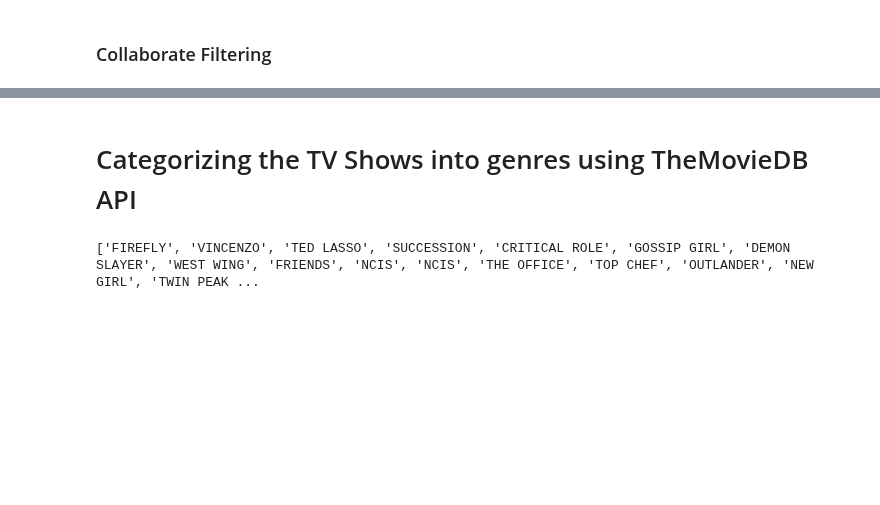
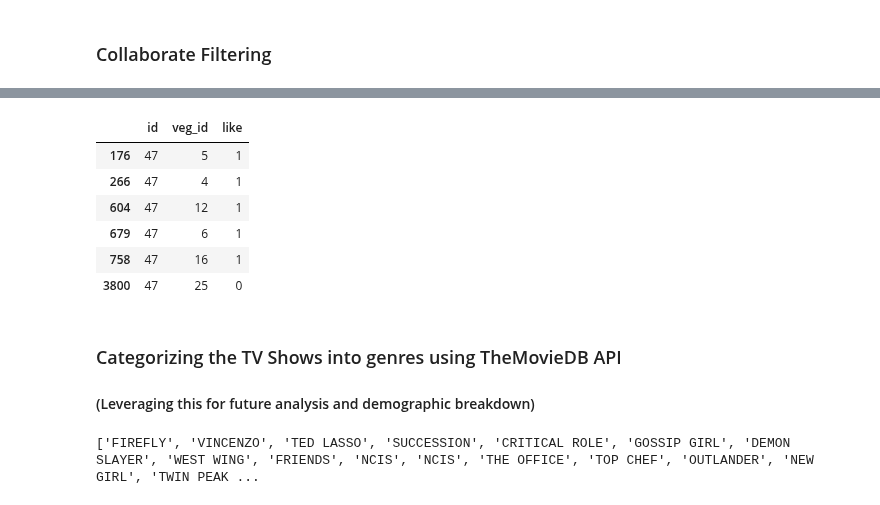
Before and after one commit to PamFernandez/veggie-tales, a Jupyter notebook: data_cleaning.ipynb, the cells around one changed output, grey strips where cells are left out. Drawn from its saved outputs; the diff is of its cells as text; code cells hidden in the pictures; blank space fills up the shorter version.

```diff
--- a/data_cleaning.ipynb
+++ b/data_cleaning.ipynb
@@ -1027,5 +1078,16 @@ tensor([0.1101, 0.9335, 0.9031], grad_fn=<AddBackward0>)
+# %%
+cf_data[cf_data['id']=='47']
+# %% [output]
+|  | id | veg_id | like |
+| 176 | 47 | 5 | 1 |
+| 266 | 47 | 4 | 1 |
+| 604 | 47 | 12 | 1 |
+| 679 | 47 | 6 | 1 |
+| 758 | 47 | 16 | 1 |
+| 3800 | 47 | 25 | 0 |
 # %% [markdown]
-# Categorizing the TV Shows into genres using TheMovieDB API
+### Categorizing the TV Shows into genres using TheMovieDB API
+#### (Leveraging this for future analysis and demographic breakdown)
 # %%
 #Dependencies for API
 import requests
```
Also changed, not shown: parts of 15 cells of this notebook, 4 other files.
